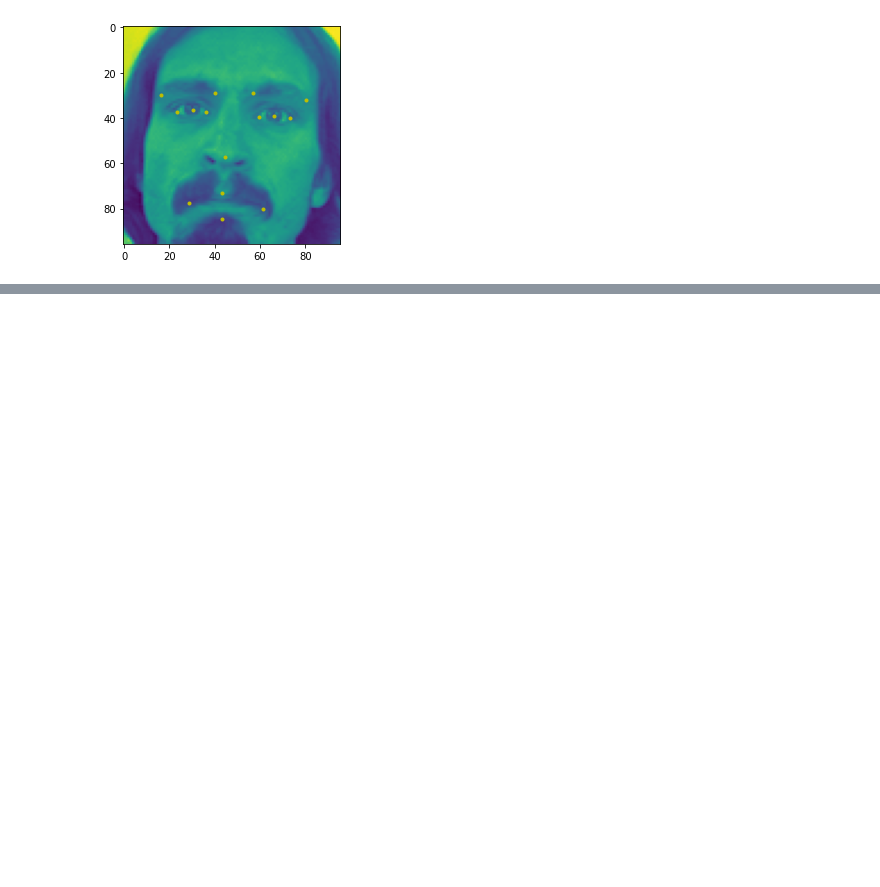
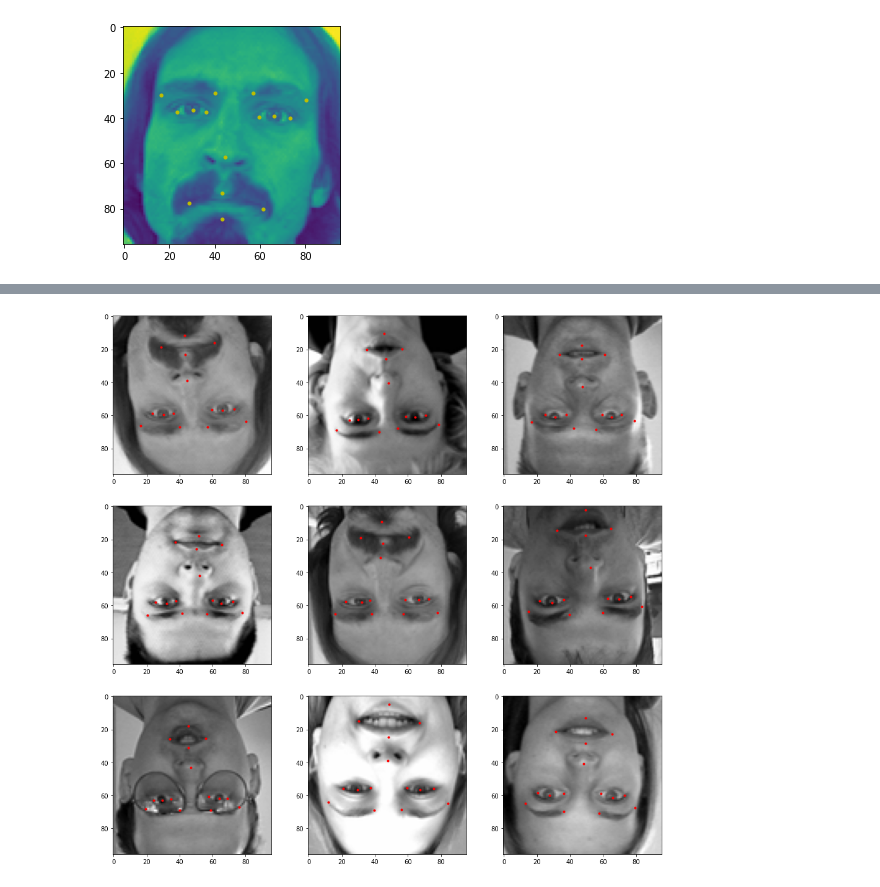
Before and after one commit to CSmahesh04/Facial_Expression_Keypoint_Detection, a Jupyter notebook: Emotion_1.ipynb, the cells around one changed output, grey strips where cells are left out. Cells and saved outputs as stored; diff of their text form; code cells hidden in the pictures; blank space fills up the shorter version.

```diff
--- a/Emotion_1.ipynb
+++ b/Emotion_1.ipynb
@@ -133,0 +184,10 @@ for i in range(20):
+# %%
+fig= plt.figure(figsize=(16,16))
+for i in range(9):
+    ax=fig.add_subplot(3,3,i+1)
+    plt.imshow(df_keypoints_copy['Image'][i],cmap='gray')
+
+    for j in range(1,31,2):
+        plt.plot(df_keypoints_copy.loc[i][j-1],df_keypoints_copy.loc[i][j],'r.')
+# %% [output]
+[figure, added]
```
Also changed, not shown: parts of 26 cells of this notebook, 1 other file.
